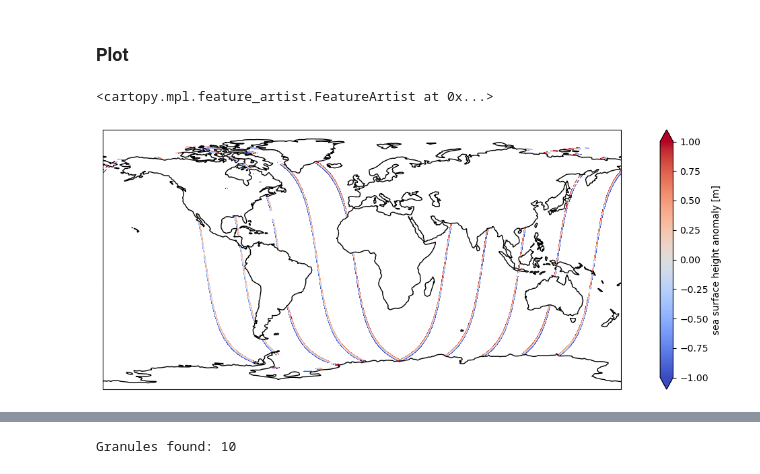
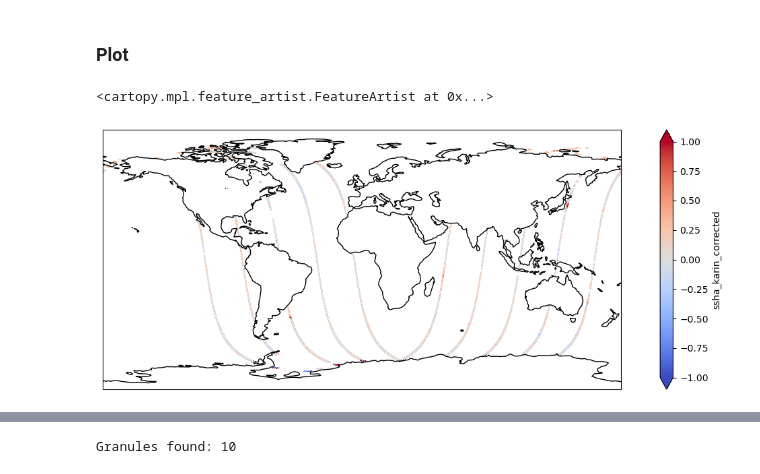
Before and after one commit to podaac/tutorials, a Jupyter notebook: notebooks/datasets/DirectCloud_Access_SWOT_Oceanography.ipynb, the cells around one changed output, grey strips where cells are left out. Drawn from its saved outputs; the diff is of its cells as text; code cells hidden in the pictures.

```diff
--- a/notebooks/datasets/DirectCloud_Access_SWOT_Oceanography.ipynb
+++ b/notebooks/datasets/DirectCloud_Access_SWOT_Oceanography.ipynb
@@ -184,14 +184,14 @@ Attributes: (0)
 # %%
 plt.figure(figsize=(15, 5))
 ax = plt.axes(projection=ccrs.PlateCarree())
 ax.set_global()
-ds.ssha_karin.plot.pcolormesh(
+ds.ssha_karin_corrected.plot.pcolormesh(
  ax=ax, transform=ccrs.PlateCarree(), x="longitude", y="latitude", vmin = -1, vmax=1, cmap='coolwarm', add_colorbar=True
 )
 ax.coastlines()
 # %% [output]
 <cartopy.mpl.feature_artist.FeatureArtist at 0x...>
-[figure, old version]
+[figure, new version]
 # %% [markdown]
 ## 2. **SWOT Level 2 Nadir Altimeter Interim Geophysical Data Record with Waveforms - SSHA Version 2.0**
 
```
Also changed, not shown: parts of 4 cells of this notebook, 1 other file.
